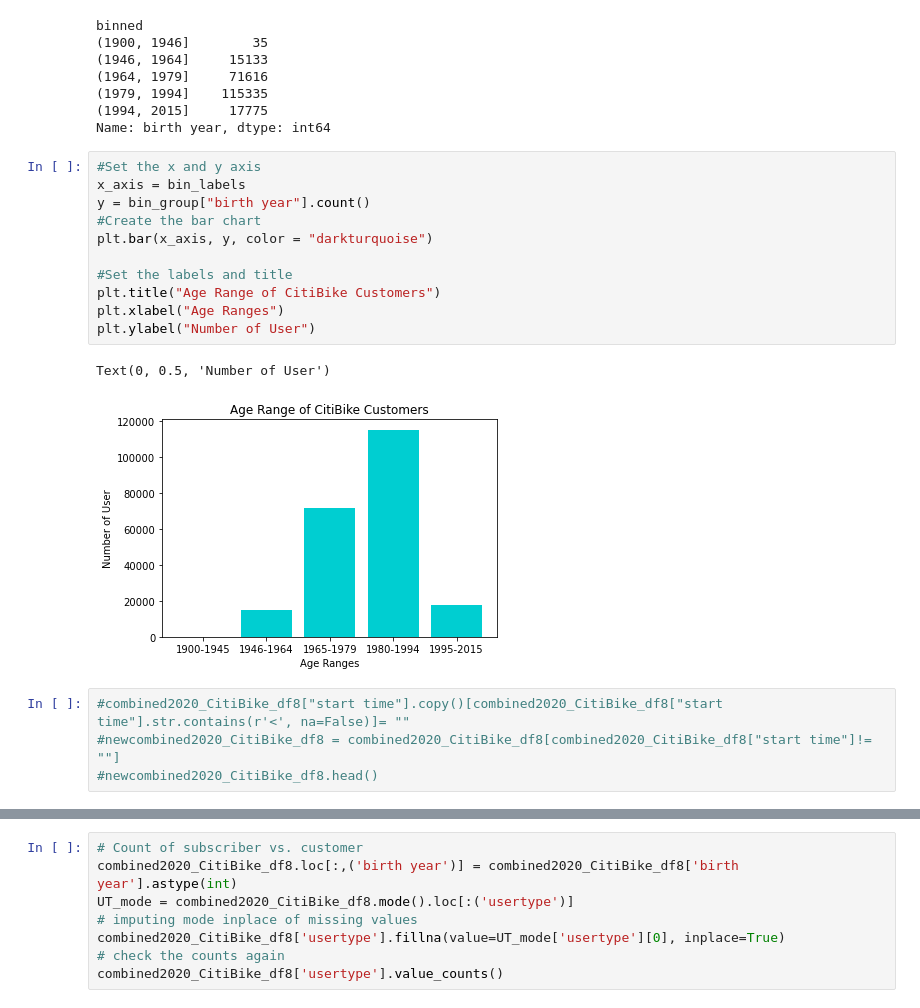
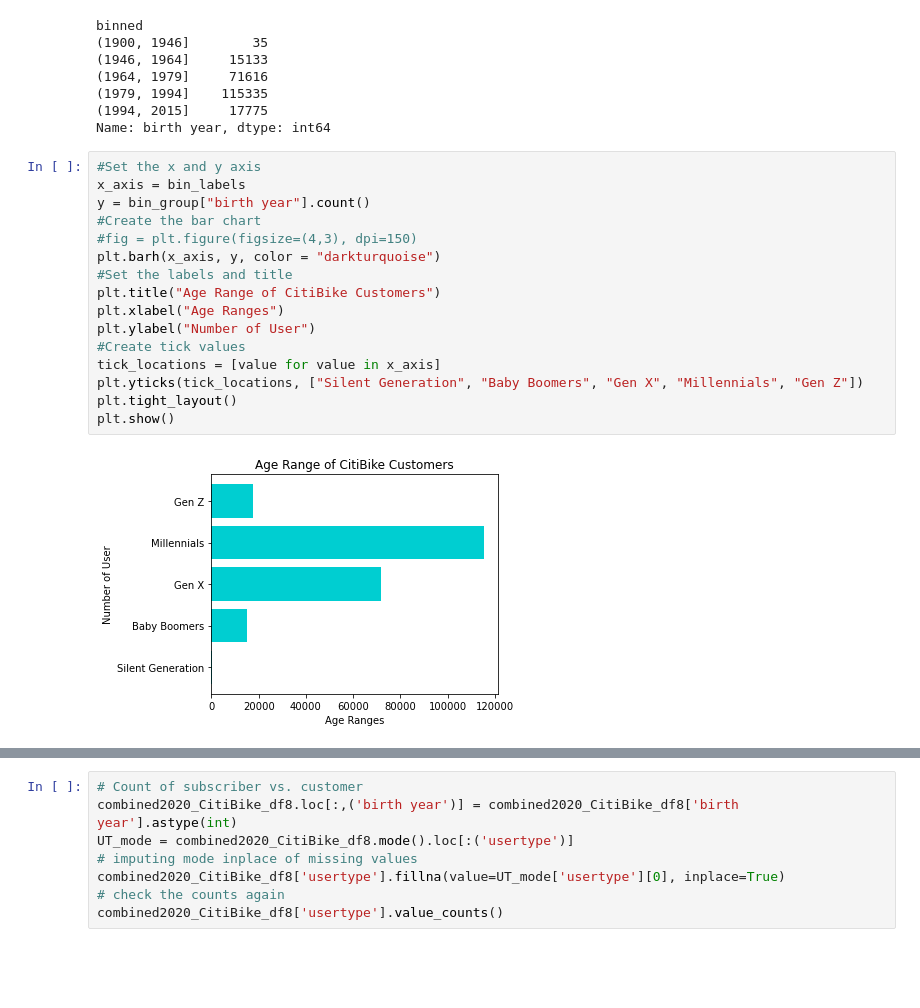
Before and after one commit to tnatoli29/Project_1, a Jupyter notebook: CitiBike/CitiBike 2020 Merge.ipynb, the cells around one changed output, grey strips where cells are left out. Saved outputs shown, nothing was run; the diff lists cells and outputs as text; blank space fills up the shorter version.

```diff
--- a/CitiBike/CitiBike 2020 Merge.ipynb
+++ b/CitiBike/CitiBike 2020 Merge.ipynb
@@ -304,18 +316,18 @@ Name: birth year, dtype: int64
 # %%
 #Set the x and y axis
 x_axis = bin_labels
 y = bin_group["birth year"].count()
 #Create the bar chart
-plt.bar(x_axis, y, color = "darkturquoise")
-
+#fig = plt.figure(figsize=(4,3), dpi=150)
+plt.barh(x_axis, y, color = "darkturquoise")
 #Set the labels and title
 plt.title("Age Range of CitiBike Customers")
 plt.xlabel("Age Ranges")
 plt.ylabel("Number of User")
+#Create tick values
+tick_locations = [value for value in x_axis]
+plt.yticks(tick_locations, ["Silent Generation", "Baby Boomers", "Gen X", "Millennials", "Gen Z"])
+plt.tight_layout()
+plt.show()
 # %% [output]
-Text(0, 0.5, 'Number of User')
-[figure, old version]
+[figure, new version]
-# %%
-#combined2020_CitiBike_df8["start time"].copy()[combined2020_CitiBike_df8["start time"].str.contains(r'<', na=False)]= ""
-#newcombined2020_CitiBike_df8 = combined2020_CitiBike_df8[combined2020_CitiBike_df8["start time"]!= ""]
-#newcombined2020_CitiBike_df8.head()
```
Also changed, not shown: parts of 13 cells of this notebook.
